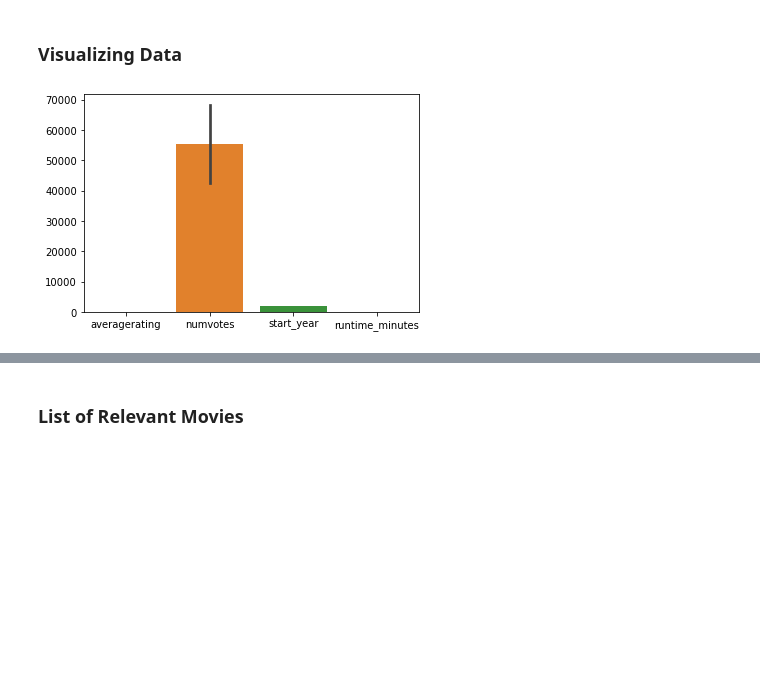
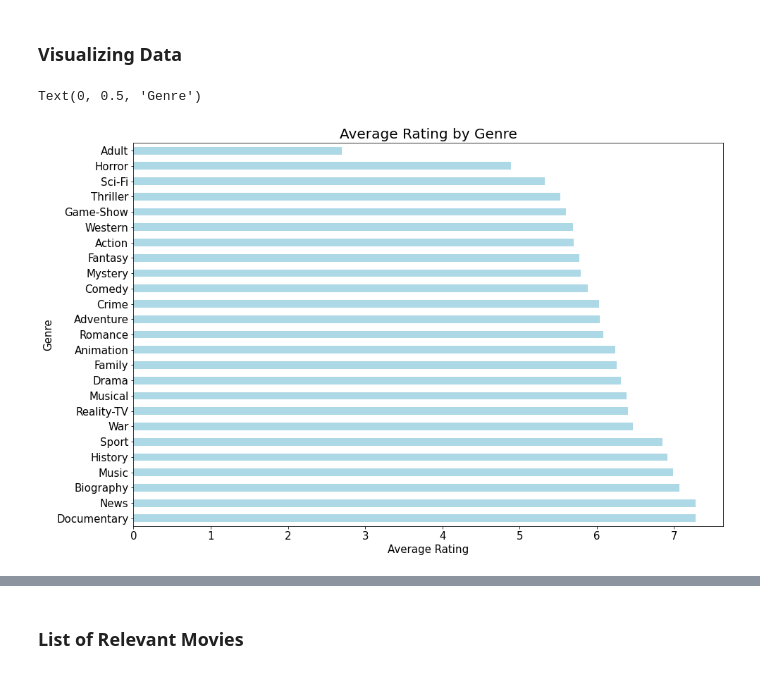
Before and after one commit to hacampbell1/teamaustin, a Jupyter notebook: computer_vision.ipynb, the cells around one changed output, grey strips where cells are left out. Drawn from its saved outputs; the diff is of its cells as text; code cells hidden in the pictures; blank space fills up the shorter version.

```diff
--- a/computer_vision.ipynb
+++ b/computer_vision.ipynb
@@ -181,6 +182,10 @@ movie_df
 # %% [markdown]
 ### Visualizing Data
-# %%
-genre_bargraph = sns.barplot(data=movie_df)
-# %% [output]
-[figure, removed]
+# %%
+genre_bargraph = movie_df.plot(kind='barh', legend = False, figsize=(15,10), fontsize=15, color='lightblue')
+genre_bargraph.set_title('Average Rating by Genre', fontsize=20)
+genre_bargraph.set_xlabel('Average Rating', fontsize=15)
+genre_bargraph.set_ylabel('Genre', fontsize=15)
+# %% [output]
+Text(0, 0.5, 'Genre')
+[figure, added]
```
Also changed, not shown: parts of 5 cells of this notebook.
